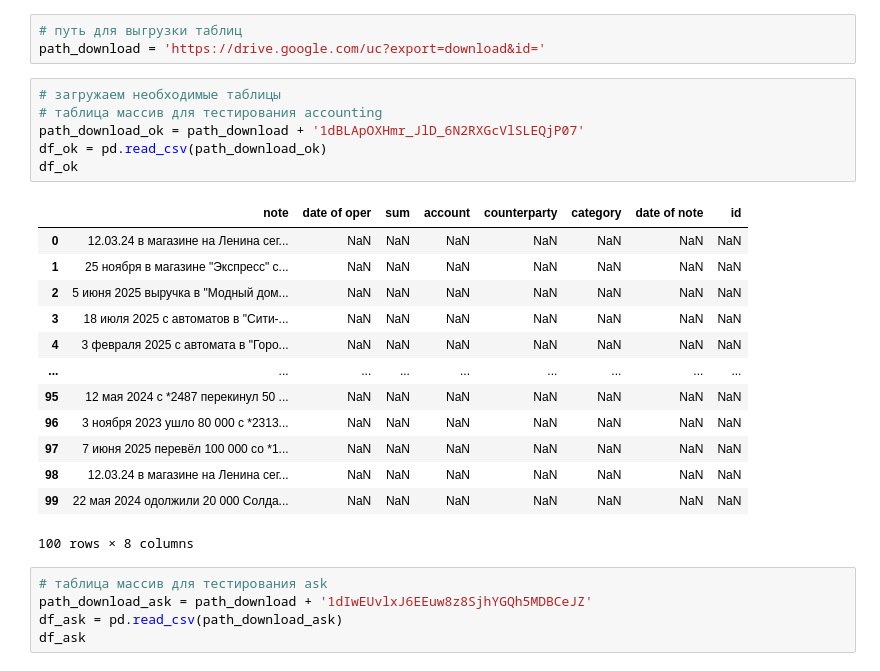
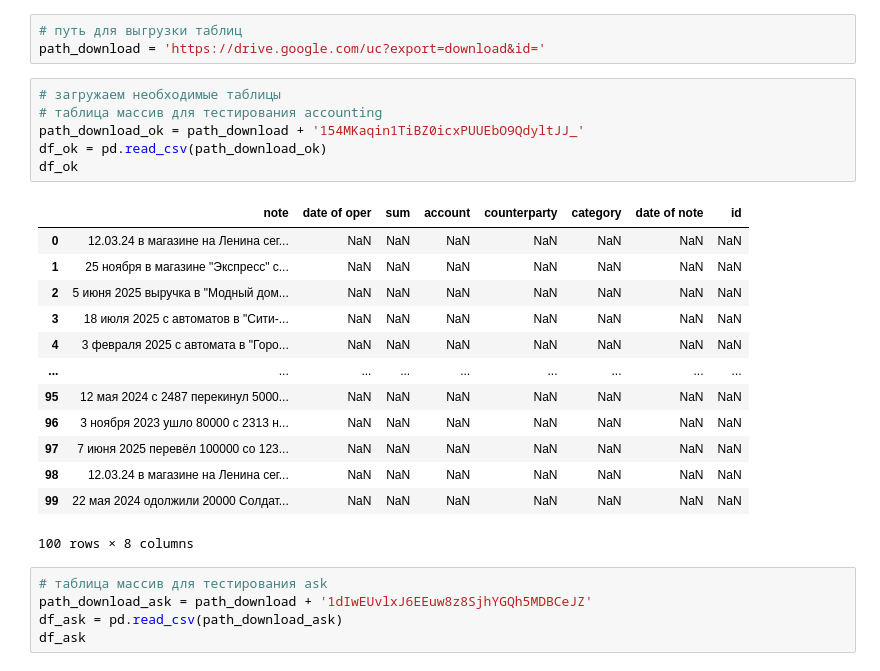
Before and after one commit to Rodion-AI/p_choa, a Jupyter notebook: project_choa/src/project_choa/notebook/choa.ipynb, the cells around one changed output. Cells and saved outputs as stored; diff of their text form.

```diff
--- a/project_choa/src/project_choa/notebook/choa.ipynb
+++ b/project_choa/src/project_choa/notebook/choa.ipynb
@@ -144,22 +46,22 @@ path_download = 'https://drive.google.com/uc?export=download&id='
 # %%
 # загружаем необходимые таблицы
 # таблица массив для тестирования accounting
-path_download_ok = path_download + '1dBLApOXHmr_JlD_6N2RXGcVlSLEQjP07'
+path_download_ok = path_download + '154MKaqin1TiBZ0icxPUUEbO9QdyltJJ_'
 df_ok = pd.read_csv(path_download_ok)
 df_ok
 # %% [output]
 |  | note | date of oper | sum | account | counterparty | category | date of note | id |
 | 0 | 12.03.24 в магазине на Ленина сег... | NaN | NaN | NaN | NaN | NaN | NaN | NaN |
 | 1 | 25 ноября в магазине "Экспресс" с... | NaN | NaN | NaN | NaN | NaN | NaN | NaN |
 | 2 | 5 июня 2025 выручка в "Модный дом... | NaN | NaN | NaN | NaN | NaN | NaN | NaN |
 | 3 | 18 июля 2025 с автоматов в "Сити-... | NaN | NaN | NaN | NaN | NaN | NaN | NaN |
 | 4 | 3 февраля 2025 с автомата в "Горо... | NaN | NaN | NaN | NaN | NaN | NaN | NaN |
 | ... | ... | ... | ... | ... | ... | ... | ... | ... |
-| 95 | 12 мая 2024 с *2487 перекинул 50 ... | NaN | NaN | NaN | NaN | NaN | NaN | NaN |
-| 96 | 3 ноября 2023 ушло 80 000 с *2313... | NaN | NaN | NaN | NaN | NaN | NaN | NaN |
-| 97 | 7 июня 2025 перевёл 100 000 со *1... | NaN | NaN | NaN | NaN | NaN | NaN | NaN |
+| 95 | 12 мая 2024 с 2487 перекинул 5000... | NaN | NaN | NaN | NaN | NaN | NaN | NaN |
+| 96 | 3 ноября 2023 ушло 80000 с 2313 н... | NaN | NaN | NaN | NaN | NaN | NaN | NaN |
+| 97 | 7 июня 2025 перевёл 100000 со 123... | NaN | NaN | NaN | NaN | NaN | NaN | NaN |
 | 98 | 12.03.24 в магазине на Ленина сег... | NaN | NaN | NaN | NaN | NaN | NaN | NaN |
-| 99 | 22 мая 2024 одолжили 20 000 Солда... | NaN | NaN | NaN | NaN | NaN | NaN | NaN |
+| 99 | 22 мая 2024 одолжили 20000 Солдат... | NaN | NaN | NaN | NaN | NaN | NaN | NaN |
 100 rows × 8 columns
 # %%
 # таблица массив для тестирования ask
```
Also changed, not shown: parts of 29 cells of this notebook, 4 other files.
